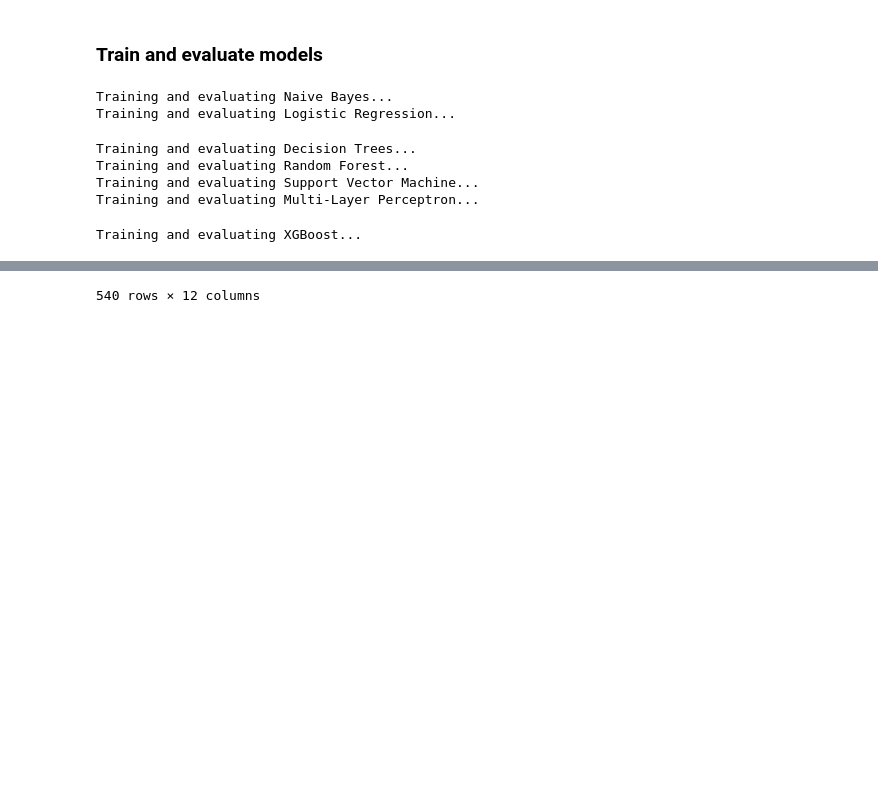
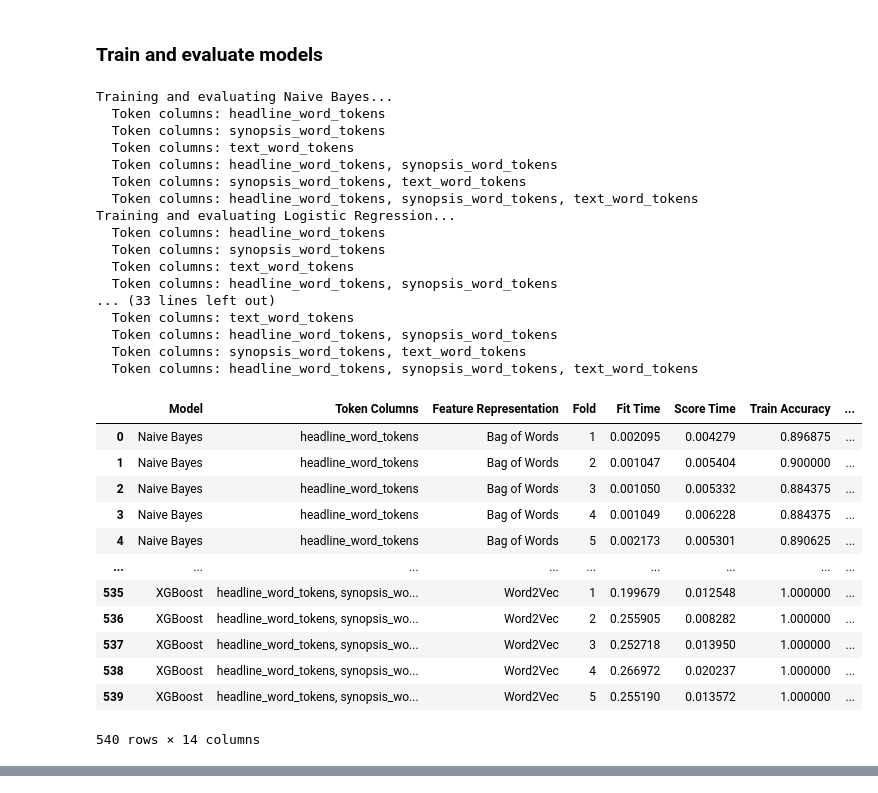
Before and after one commit to rnribeiro/NLP_FEUP, a Jupyter notebook: main.ipynb, the cells around one changed output, grey strips where cells are left out. Saved outputs shown, nothing was run; the diff lists cells and outputs as text; code cells hidden in the pictures; blank space fills up the shorter version.

Commit message:
X VAl with more metrics

```diff
--- a/main.ipynb
+++ b/main.ipynb
@@ -347,15 +347,21 @@ feature_methods = {
 ### Train and evaluate models
 # %%
 from sklearn.model_selection import cross_validate, StratifiedKFold
+from sklearn.exceptions import UndefinedMetricWarning
+import warnings
+
+# Suppress UndefinedMetricWarning
+warnings.filterwarnings("ignore", category=UndefinedMetricWarning)
 
 results = []
 
 # Outer loop: Iterate through all models
 for model_name, model in models.items():
-    print(f'Training and evaluating {model_name}...')
+    # print(f'Training and evaluating {model_name}...')
     # Inner loop: Iterate through all token columns combinations
     for i in range(1, len(word_tokens_columns) + 1):
         for j in range(len(word_tokens_columns) - i + 1):
+            # print(f"  Token columns: {', '.join(word_tokens_columns[j:j + i])}")
             # Select token columns
             selected_columns = word_tokens_columns[j:j + i]
 
@@ -398,35 +404,60 @@ for model_name, model in models.items():
                     # Train and evaluate the model using cross-validation
                     scores = cross_validate(model, X_vec, y, cv=cv_outer,
                                             scoring=['accuracy', 'precision_macro', 'recall_macro', 'f1_macro'],
                                             return_train_score=True)
 
                 # Store the results
                 for fold in range(len(scores['test_accuracy'])):
                     result = {
                         'Model': model_name,
                         'Token Columns': ', '.join(selected_columns),
                         'Feature Representation': method_name,
                         'Fold': fold + 1,
+                        'Fit Time': scores['fit_time'][fold],
+                        'Score Time': scores['score_time'][fold],
                         'Train Accuracy': scores['train_accuracy'][fold],
                         'Train Precision': scores['train_precision_macro'][fold],
                         'Train Recall': scores['train_recall_macro'][fold],
                         'Train F1-score': scores['train_f1_macro'][fold],
                         'Test Accuracy': scores['test_accuracy'][fold],
                         'Test Precision': scores['test_precision_macro'][fold],
                         'Test Recall': scores['test_recall_macro'][fold],
                         'Test F1-score': scores['test_f1_macro'][fold]
                     }
                     results.append(result)
 
 # Visualize results
 results_df = pd.DataFrame(results)
 
 results_df
 # %% [output]
 Training and evaluating Naive Bayes...
+  Token columns: headline_word_tokens
+  Token columns: synopsis_word_tokens
+  Token columns: text_word_tokens
+  Token columns: headline_word_tokens, synopsis_word_tokens
+  Token columns: synopsis_word_tokens, text_word_tokens
+  Token columns: headline_word_tokens, synopsis_word_tokens, text_word_tokens
 Training and evaluating Logistic Regression...
+  Token columns: headline_word_tokens
+  Token columns: synopsis_word_tokens
+  Token columns: text_word_tokens
+  Token columns: headline_word_tokens, synopsis_word_tokens
+... (33 lines left out)
+  Token columns: text_word_tokens
+  Token columns: headline_word_tokens, synopsis_word_tokens
+  Token columns: synopsis_word_tokens, text_word_tokens
+  Token columns: headline_word_tokens, synopsis_word_tokens, text_word_tokens
+|  | Model | Token Columns | Feature Representation | Fold | Fit Time | Score Time | Train Accuracy | ... |
+| 0 | Naive Bayes | headline_word_tokens | Bag of Words | 1 | 0.002095 | 0.004279 | 0.896875 | ... |
+| 1 | Naive Bayes | headline_word_tokens | Bag of Words | 2 | 0.001047 | 0.005404 | 0.900000 | ... |
+| 2 | Naive Bayes | headline_word_tokens | Bag of Words | 3 | 0.001050 | 0.005332 | 0.884375 | ... |
+| 3 | Naive Bayes | headline_word_tokens | Bag of Words | 4 | 0.001049 | 0.006228 | 0.884375 | ... |
+| 4 | Naive Bayes | headline_word_tokens | Bag of Words | 5 | 0.002173 | 0.005301 | 0.890625 | ... |
+| ... | ... | ... | ... | ... | ... | ... | ... | ... |
+| 535 | XGBoost | headline_word_tokens, synopsis_wo... | Word2Vec | 1 | 0.199679 | 0.012548 | 1.000000 | ... |
+| 536 | XGBoost | headline_word_tokens, synopsis_wo... | Word2Vec | 2 | 0.255905 | 0.008282 | 1.000000 | ... |
+| 537 | XGBoost | headline_word_tokens, synopsis_wo... | Word2Vec | 3 | 0.252718 | 0.013950 | 1.000000 | ... |
+| 538 | XGBoost | headline_word_tokens, synopsis_wo... | Word2Vec | 4 | 0.266972 | 0.020237 | 1.000000 | ... |
+| 539 | XGBoost | headline_word_tokens, synopsis_wo... | Word2Vec | 5 | 0.255190 | 0.013572 | 1.000000 | ... |
-Training and evaluating Decision Trees...
-Training and evaluating Random Forest...
-Training and evaluating Support Vector Machine...
-Training and evaluating Multi-Layer Perceptron...
+540 rows × 14 columns
-Training and evaluating XGBoost...
@@ -445,4 +464,3 @@ Training and evaluating XGBoost...
-540 rows × 12 columns
 # %%
 # save the results to a CSV file with the current date in the name
 results_df.to_csv('results/fin_news_sentiment_analysis_results_X_VAl.csv', index=False)
```
Also changed, not shown: parts of 5 cells of this notebook, 1 other file.
